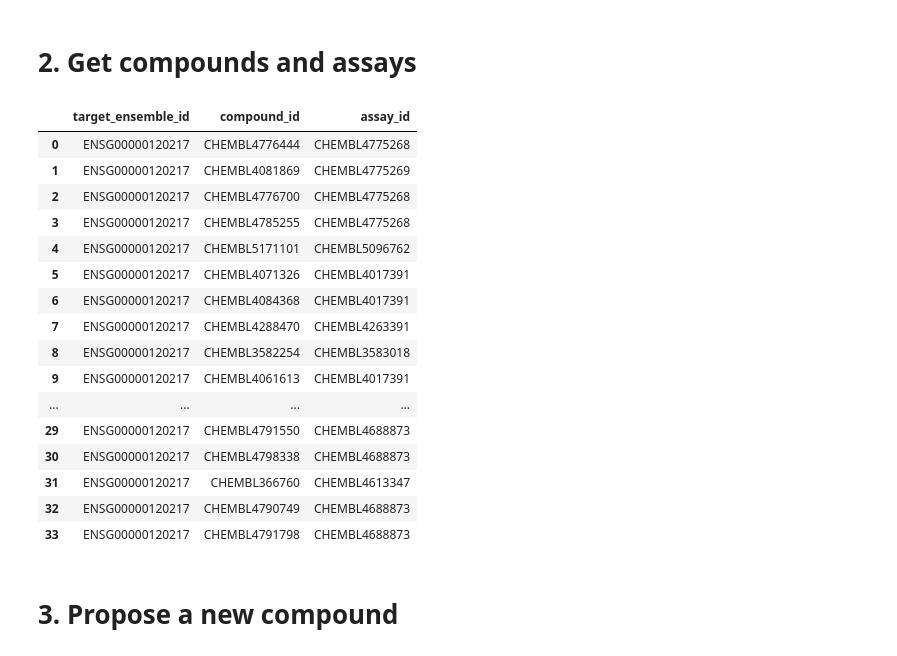
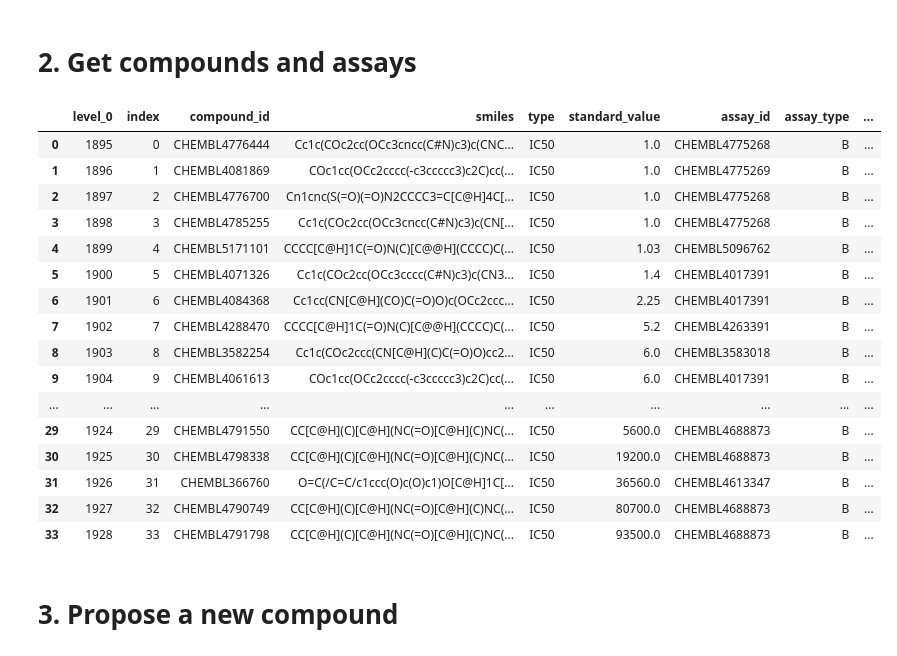
Before and after one commit to dsalinasduron-msmary/chemical_informatics, a Jupyter notebook: clean.ipynb, the cells around one changed output. Cells and saved outputs as stored; diff of their text form; code cells hidden in the pictures.

```diff
--- a/clean.ipynb
+++ b/clean.ipynb
@@ -56,33 +56,33 @@ display(disease_df)
 # %%
 """
 insert code here that
 1. takes a target as input
 2. searches the database for compounds and assays for that target
 3. displays a dataframe with at least these columns: target id, compound id, assay id
 """
 engine = create_engine(url, echo=False)
 target_id = 'ENSG00000120217'
 
 target_to_compounds_df = pd.read_sql("SELECT * FROM target_to_compounds WHERE target_ensemble_id='{target}';".format(target=target_id), con=engine)
-display(target_to_compounds_df[['target_ensemble_id', 'compound_id', 'assay_id']])
+display(target_to_compounds_df)
 # %% [output]
-|  | target_ensemble_id | compound_id | assay_id |
-| 0 | ENSG00000120217 | CHEMBL4776444 | CHEMBL4775268 |
-| 1 | ENSG00000120217 | CHEMBL4081869 | CHEMBL4775269 |
-| 2 | ENSG00000120217 | CHEMBL4776700 | CHEMBL4775268 |
-| 3 | ENSG00000120217 | CHEMBL4785255 | CHEMBL4775268 |
-| 4 | ENSG00000120217 | CHEMBL5171101 | CHEMBL5096762 |
-| 5 | ENSG00000120217 | CHEMBL4071326 | CHEMBL4017391 |
-| 6 | ENSG00000120217 | CHEMBL4084368 | CHEMBL4017391 |
-| 7 | ENSG00000120217 | CHEMBL4288470 | CHEMBL4263391 |
-| 8 | ENSG00000120217 | CHEMBL3582254 | CHEMBL3583018 |
-| 9 | ENSG00000120217 | CHEMBL4061613 | CHEMBL4017391 |
-| ... | ... | ... | ... |
-| 29 | ENSG00000120217 | CHEMBL4791550 | CHEMBL4688873 |
-| 30 | ENSG00000120217 | CHEMBL4798338 | CHEMBL4688873 |
-| 31 | ENSG00000120217 | CHEMBL366760 | CHEMBL4613347 |
-| 32 | ENSG00000120217 | CHEMBL4790749 | CHEMBL4688873 |
-| 33 | ENSG00000120217 | CHEMBL4791798 | CHEMBL4688873 |
+|  | level_0 | index | compound_id | smiles | type | standard_value | assay_id | assay_type | ... |
+| 0 | 1895 | 0 | CHEMBL4776444 | Cc1c(COc2cc(OCc3cncc(C#N)c3)c(CNC... | IC50 | 1.0 | CHEMBL4775268 | B | ... |
+| 1 | 1896 | 1 | CHEMBL4081869 | COc1cc(OCc2cccc(-c3ccccc3)c2C)cc(... | IC50 | 1.0 | CHEMBL4775269 | B | ... |
+| 2 | 1897 | 2 | CHEMBL4776700 | Cn1cnc(S(=O)(=O)N2CCCC3=C[C@H]4C[... | IC50 | 1.0 | CHEMBL4775268 | B | ... |
+| 3 | 1898 | 3 | CHEMBL4785255 | Cc1c(COc2cc(OCc3cncc(C#N)c3)c(CN[... | IC50 | 1.0 | CHEMBL4775268 | B | ... |
+| 4 | 1899 | 4 | CHEMBL5171101 | CCCC[C@H]1C(=O)N(C)[C@@H](CCCC)C(... | IC50 | 1.03 | CHEMBL5096762 | B | ... |
+| 5 | 1900 | 5 | CHEMBL4071326 | Cc1c(COc2cc(OCc3cccc(C#N)c3)c(CN3... | IC50 | 1.4 | CHEMBL4017391 | B | ... |
+| 6 | 1901 | 6 | CHEMBL4084368 | Cc1cc(CN[C@H](CO)C(=O)O)c(OCc2ccc... | IC50 | 2.25 | CHEMBL4017391 | B | ... |
+| 7 | 1902 | 7 | CHEMBL4288470 | CCCC[C@H]1C(=O)N(C)[C@@H](CCCC)C(... | IC50 | 5.2 | CHEMBL4263391 | B | ... |
+| 8 | 1903 | 8 | CHEMBL3582254 | Cc1c(COc2ccc(CN[C@H](C)C(=O)O)cc2... | IC50 | 6.0 | CHEMBL3583018 | B | ... |
+| 9 | 1904 | 9 | CHEMBL4061613 | COc1cc(OCc2cccc(-c3ccccc3)c2C)cc(... | IC50 | 6.0 | CHEMBL4017391 | B | ... |
+| ... | ... | ... | ... | ... | ... | ... | ... | ... | ... |
+| 29 | 1924 | 29 | CHEMBL4791550 | CC[C@H](C)[C@H](NC(=O)[C@H](C)NC(... | IC50 | 5600.0 | CHEMBL4688873 | B | ... |
+| 30 | 1925 | 30 | CHEMBL4798338 | CC[C@H](C)[C@H](NC(=O)[C@H](C)NC(... | IC50 | 19200.0 | CHEMBL4688873 | B | ... |
+| 31 | 1926 | 31 | CHEMBL366760 | O=C(/C=C/c1ccc(O)c(O)c1)O[C@H]1C[... | IC50 | 36560.0 | CHEMBL4613347 | B | ... |
+| 32 | 1927 | 32 | CHEMBL4790749 | CC[C@H](C)[C@H](NC(=O)[C@H](C)NC(... | IC50 | 80700.0 | CHEMBL4688873 | B | ... |
+| 33 | 1928 | 33 | CHEMBL4791798 | CC[C@H](C)[C@H](NC(=O)[C@H](C)NC(... | IC50 | 93500.0 | CHEMBL4688873 | B | ... |
 # %% [markdown]
 # 3. Propose a new compound
 # %%
```
Also changed, not shown: parts of 6 cells of this notebook, 3 other files.
